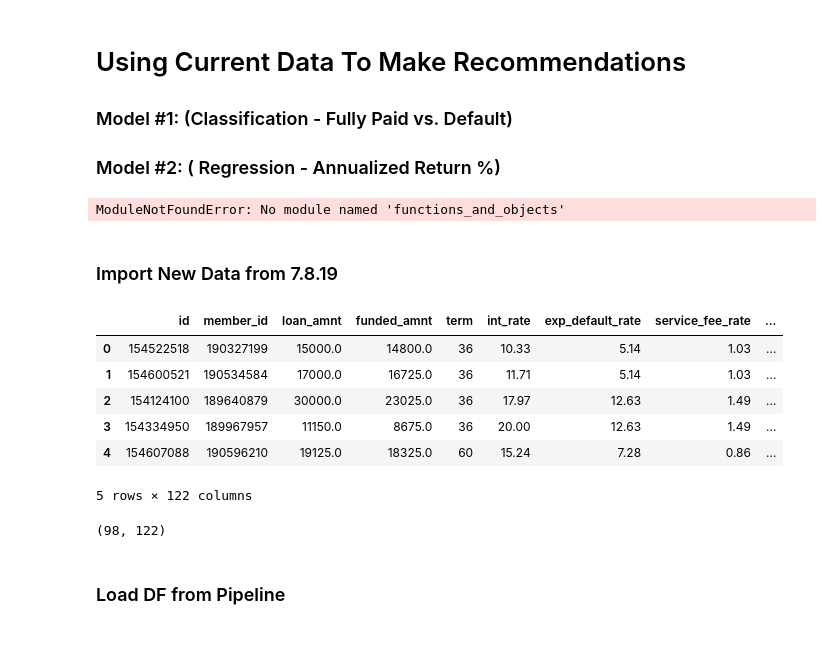
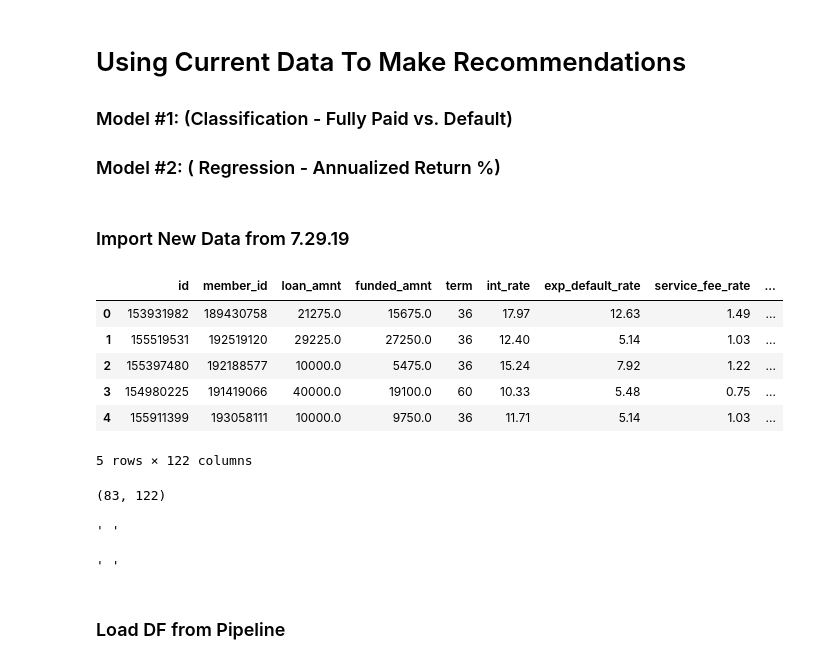
Before and after one commit to as6140/peervest, a Jupyter notebook: notebooks_functions/test_pipeline_on_current_data.ipynb, the cells around one changed output. Drawn from its saved outputs; the diff is of its cells as text; code cells hidden in the pictures.

```diff
--- a/notebooks_functions/test_pipeline_on_current_data.ipynb
+++ b/notebooks_functions/test_pipeline_on_current_data.ipynb
@@ -14,7 +14,7 @@ from functions_and_objects import (impute_means_zeros_maxs_X,parse_percentage,
                                    one_hot_encode_current, concat_X_and_6ohe_dfs,
                                    prep_all_df_for_classification,
                                    view_columns_by_number_of_rows_that_have_nan,
-                                   current_pipeline)
+                                   current_pipeline, str_to_float_cols)
 from functions_and_objects import (prep_df_for_regression_current,
                                    calc_annu_return,impute_annu_return_to_y,
                                    scale_current)
@@ -24,30 +24,35 @@ from sklearn.metrics import (accuracy_score, precision_score, recall_score, #cla
                              f1_score, roc_auc_score, roc_curve,precision_recall_fscore_support, #classification
                              r2_score,mean_squared_error) #regression
 from sklearn.preprocessing import StandardScaler
-
 %load_ext autoreload
 %autoreload 2
-# %% [output]
-ModuleNotFoundError: No module named 'functions_and_objects'
 # %% [markdown]
-### Import New Data from 7.8.19
+### Import New Data from 7.29.19
 # %%
-browseNotes = pd.read_csv('~/peervest/lc_data/browseNotes_7.8.19.csv')
+browseNotes = pd.read_csv('~/Downloads/primaryMarketNotes_browseNotes_1-RETAIL (1).csv')
 browseNotes.head()
 # %% [output]
 |  | id | member_id | loan_amnt | funded_amnt | term | int_rate | exp_default_rate | service_fee_rate | ... |
-| 0 | 154522518 | 190327199 | 15000.0 | 14800.0 | 36 | 10.33 | 5.14 | 1.03 | ... |
-| 1 | 154600521 | 190534584 | 17000.0 | 16725.0 | 36 | 11.71 | 5.14 | 1.03 | ... |
-| 2 | 154124100 | 189640879 | 30000.0 | 23025.0 | 36 | 17.97 | 12.63 | 1.49 | ... |
-| 3 | 154334950 | 189967957 | 11150.0 | 8675.0 | 36 | 20.00 | 12.63 | 1.49 | ... |
-| 4 | 154607088 | 190596210 | 19125.0 | 18325.0 | 60 | 15.24 | 7.28 | 0.86 | ... |
+| 0 | 153931982 | 189430758 | 21275.0 | 15675.0 | 36 | 17.97 | 12.63 | 1.49 | ... |
+| 1 | 155519531 | 192519120 | 29225.0 | 27250.0 | 36 | 12.40 | 5.14 | 1.03 | ... |
+| 2 | 155397480 | 192188577 | 10000.0 | 5475.0 | 36 | 15.24 | 7.92 | 1.22 | ... |
+| 3 | 154980225 | 191419066 | 40000.0 | 19100.0 | 60 | 10.33 | 5.48 | 0.75 | ... |
+| 4 | 155911399 | 193058111 | 10000.0 | 9750.0 | 36 | 11.71 | 5.14 | 1.03 | ... |
 5 rows × 122 columns
 # %%
 dfs_list = [browseNotes]
 # %%
 browseNotes.shape
 # %% [output]
-(98, 122)
+(83, 122)
+# %%
+browseNotes['all_util'][80]
+# %% [output]
+' '
+# %%
+browseNotes['revol_util'][17]
+# %% [output]
+' '
 # %% [markdown]
 ### Load DF from Pipeline
 # %%
```
Also changed, not shown: parts of 6 cells of this notebook, 4 other files.
